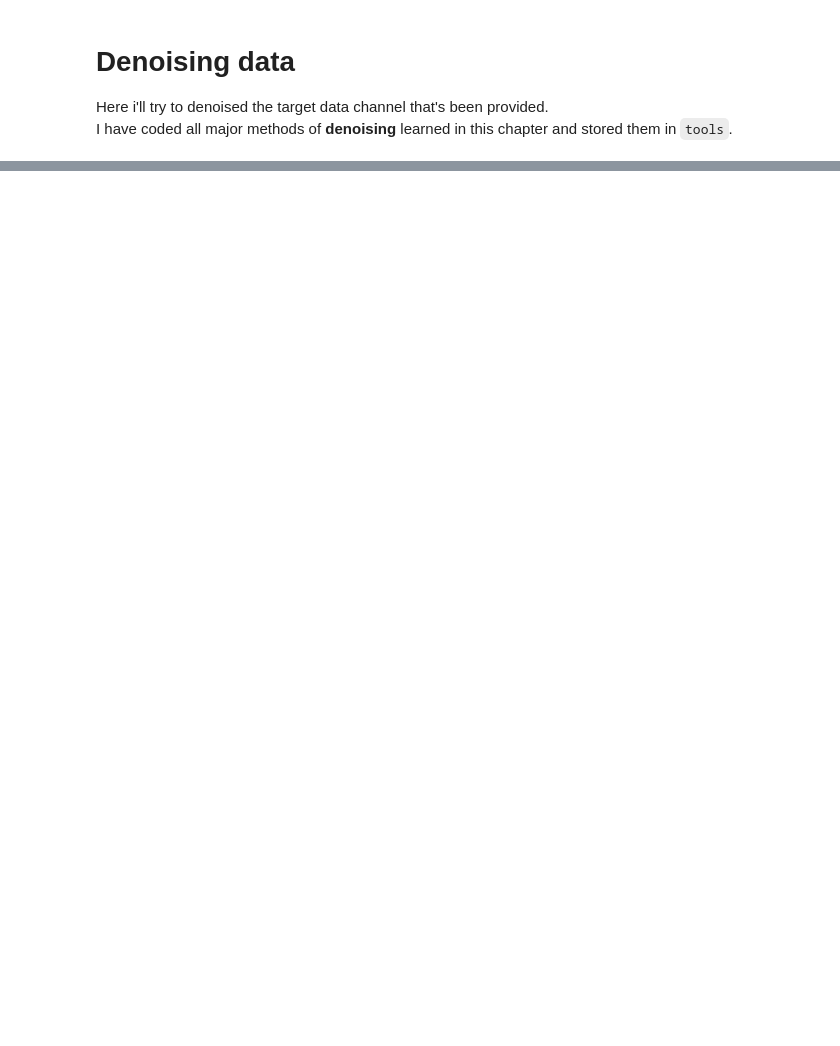
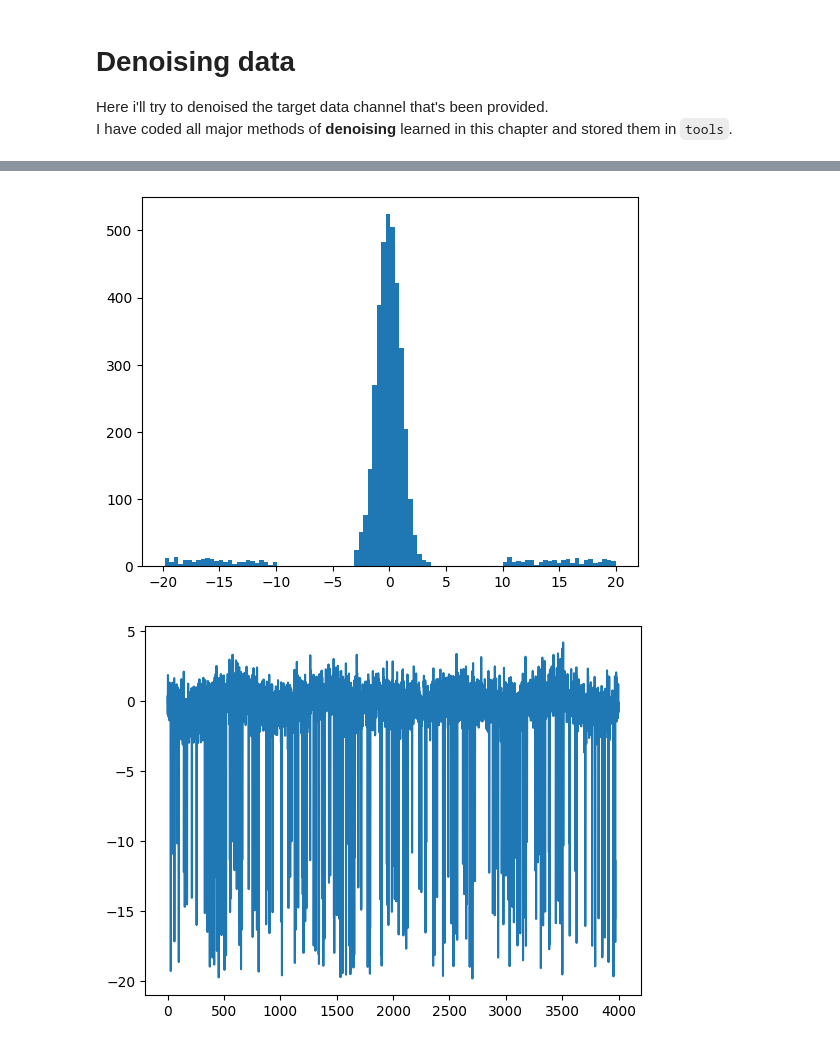
Before and after one commit to AndreaMariani-AM/DSG, a Jupyter notebook: notebooks/02_ts_denoising.ipynb, the cells around one changed output, grey strips where cells are left out. Cells and saved outputs as stored; diff of their text form; code cells hidden in the pictures; blank space fills up the shorter version.

```diff
--- a/notebooks/02_ts_denoising.ipynb
+++ b/notebooks/02_ts_denoising.ipynb
@@ -36,0 +72,22 @@ mat
+# %%
+# median filter to remove spike noise
+plt.hist(mat['origSignal'][0], 100)
+plt.show()
+
+# Seems like the spikes are either > 10 or < -10.
+# I'll try to apply the same smoothing twice for both thresholds
+
+median_filt = functions.median_filter(threshold=5, signal=mat['origSignal'][0],
+                                      k=20)
+
+plt.plot(range(len(mat['origSignal'][0])), median_filt)
+plt.show()
+
+median_filt_2 = functions.median_filter(threshold=-5, signal=median_filt,
+                                      k=20, direction="negative")
+
+plt.plot(range(len(median_filt_2)), median_filt_2)
+plt.show()
+# %% [output]
+[figure, added]
+[figure, added]
```
Also changed, not shown: parts of 10 cells of this notebook, 4 other files.
